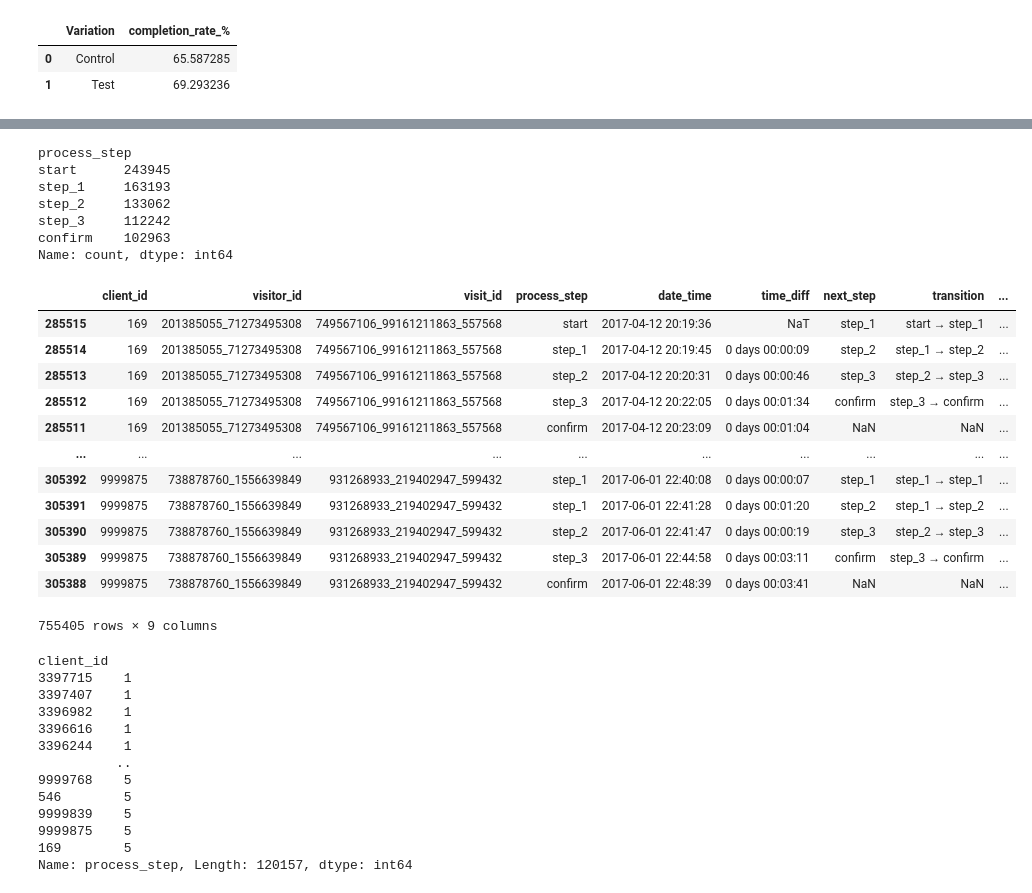
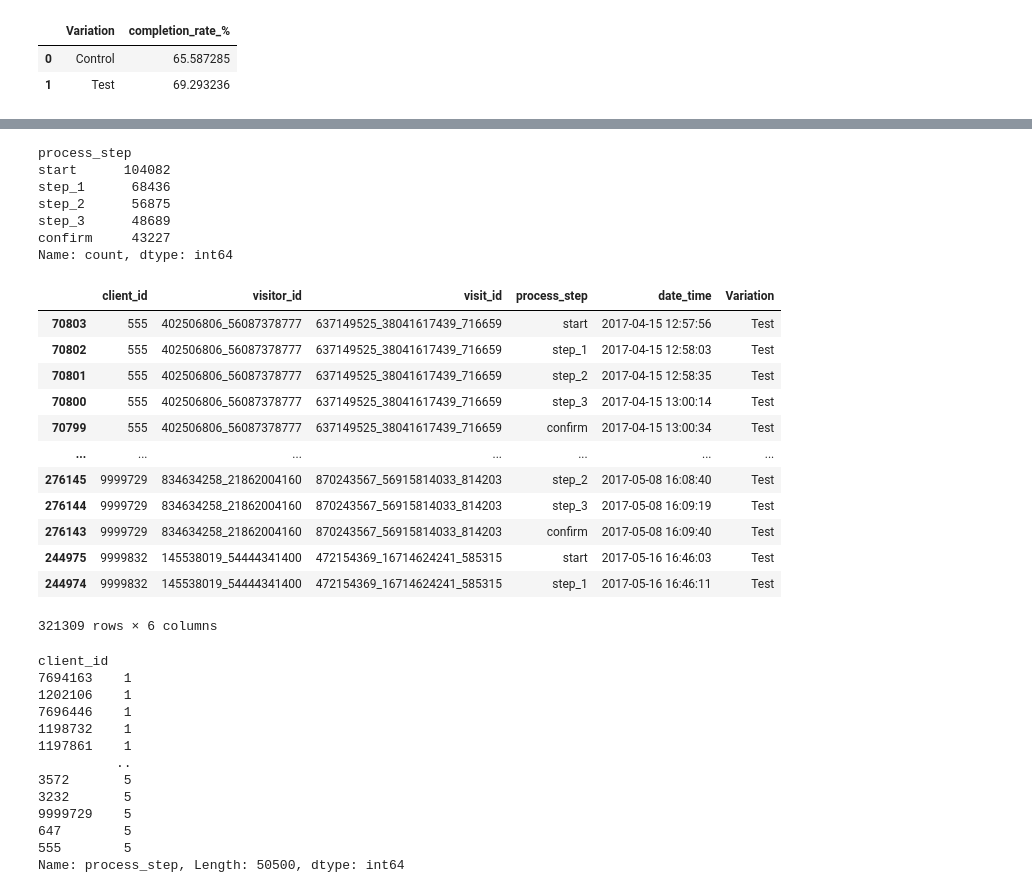
Before and after one commit to Noelia0708/Vanguard, a Jupyter notebook: Proyecto5.ipynb, the cells around one changed output, grey strips where cells are left out. Drawn from its saved outputs; the diff is of its cells as text; code cells hidden in the pictures.

```diff
--- a/Proyecto5.ipynb
+++ b/Proyecto5.ipynb
@@ -562,7 +560,7 @@ print(f"Tasa de finalización total: {tasa_total:.2f}%")
 # %% [output]
 Tasa de finalización total: 67.53%
 # %%
-grupo_de_control = pd.merge(df_web, df1_filtrado, on= 'client_id', how = 'outer')
+grupo_de_control = pd.merge(df_web, df1_filtrado, on= 'client_id', how = 'inner')
 # %%
 # Clientes únicos por grupo
 clientes_por_grupo = grupo_de_control.groupby('Variation')['client_id'].nunique()
@@ -586,45 +600,45 @@ tasa_por_grupo
 grupo_de_control['process_step'].value_counts()
 # %% [output]
 process_step
-start      243945
-step_1     163193
-step_2     133062
-step_3     112242
-confirm    102963
+start      104082
+step_1      68436
+step_2      56875
+step_3      48689
+confirm     43227
 Name: count, dtype: int64
 # %%
-grupo_de_control = df_web.sort_values(by=['client_id', 'date_time'])
-grupo_de_control
+muestra = grupo_de_control.sort_values(by=['client_id', 'date_time'])
+muestra
 # %% [output]
-|  | client_id | visitor_id | visit_id | process_step | date_time | time_diff | next_step | transition | ... |
-| 285515 | 169 | 201385055_71273495308 | 749567106_99161211863_557568 | start | 2017-04-12 20:19:36 | NaT | step_1 | start → step_1 | ... |
-| 285514 | 169 | 201385055_71273495308 | 749567106_99161211863_557568 | step_1 | 2017-04-12 20:19:45 | 0 days 00:00:09 | step_2 | step_1 → step_2 | ... |
-| 285513 | 169 | 201385055_71273495308 | 749567106_99161211863_557568 | step_2 | 2017-04-12 20:20:31 | 0 days 00:00:46 | step_3 | step_2 → step_3 | ... |
-| 285512 | 169 | 201385055_71273495308 | 749567106_99161211863_557568 | step_3 | 2017-04-12 20:22:05 | 0 days 00:01:34 | confirm | step_3 → confirm | ... |
-| 285511 | 169 | 201385055_71273495308 | 749567106_99161211863_557568 | confirm | 2017-04-12 20:23:09 | 0 days 00:01:04 | NaN | NaN | ... |
-| ... | ... | ... | ... | ... | ... | ... | ... | ... | ... |
-| 305392 | 9999875 | 738878760_1556639849 | 931268933_219402947_599432 | step_1 | 2017-06-01 22:40:08 | 0 days 00:00:07 | step_1 | step_1 → step_1 | ... |
-| 305391 | 9999875 | 738878760_1556639849 | 931268933_219402947_599432 | step_1 | 2017-06-01 22:41:28 | 0 days 00:01:20 | step_2 | step_1 → step_2 | ... |
-| 305390 | 9999875 | 738878760_1556639849 | 931268933_219402947_599432 | step_2 | 2017-06-01 22:41:47 | 0 days 00:00:19 | step_3 | step_2 → step_3 | ... |
-| 305389 | 9999875 | 738878760_1556639849 | 931268933_219402947_599432 | step_3 | 2017-06-01 22:44:58 | 0 days 00:03:11 | confirm | step_3 → confirm | ... |
-| 305388 | 9999875 | 738878760_1556639849 | 931268933_219402947_599432 | confirm | 2017-06-01 22:48:39 | 0 days 00:03:41 | NaN | NaN | ... |
+|  | client_id | visitor_id | visit_id | process_step | date_time | Variation |
+| 70803 | 555 | 402506806_56087378777 | 637149525_38041617439_716659 | start | 2017-04-15 12:57:56 | Test |
+| 70802 | 555 | 402506806_56087378777 | 637149525_38041617439_716659 | step_1 | 2017-04-15 12:58:03 | Test |
+| 70801 | 555 | 402506806_56087378777 | 637149525_38041617439_716659 | step_2 | 2017-04-15 12:58:35 | Test |
+| 70800 | 555 | 402506806_56087378777 | 637149525_38041617439_716659 | step_3 | 2017-04-15 13:00:14 | Test |
+| 70799 | 555 | 402506806_56087378777 | 637149525_38041617439_716659 | confirm | 2017-04-15 13:00:34 | Test |
+| ... | ... | ... | ... | ... | ... | ... |
+| 276145 | 9999729 | 834634258_21862004160 | 870243567_56915814033_814203 | step_2 | 2017-05-08 16:08:40 | Test |
+| 276144 | 9999729 | 834634258_21862004160 | 870243567_56915814033_814203 | step_3 | 2017-05-08 16:09:19 | Test |
+| 276143 | 9999729 | 834634258_21862004160 | 870243567_56915814033_814203 | confirm | 2017-05-08 16:09:40 | Test |
+| 244975 | 9999832 | 145538019_54444341400 | 472154369_16714624241_585315 | start | 2017-05-16 16:46:03 | Test |
+| 244974 | 9999832 | 145538019_54444341400 | 472154369_16714624241_585315 | step_1 | 2017-05-16 16:46:11 | Test |
-755405 rows × 9 columns
+321309 rows × 6 columns
 # %%
-grupo_de_control.groupby('client_id')['process_step'].nunique().sort_values()
+muestra.groupby('client_id')['process_step'].nunique().sort_values()
 # %% [output]
 client_id
-3397715    1
-3397407    1
-3396982    1
-3396616    1
-3396244    1
+7694163    1
+1202106    1
+7696446    1
+1198732    1
+1197861    1
           ..
-9999768    5
-546        5
-9999839    5
-9999875    5
-169        5
-Name: process_step, Length: 120157, dtype: int64
+3572       5
+3232       5
+9999729    5
+647        5
+555        5
+Name: process_step, Length: 50500, dtype: int64
 # %%
 # Define el orden correcto de los pasos
 orden_pasos = ['start', 'step_1', 'step_2', 'step_3', 'confirm']
```
Also changed, not shown: parts of 10 cells of this notebook.
